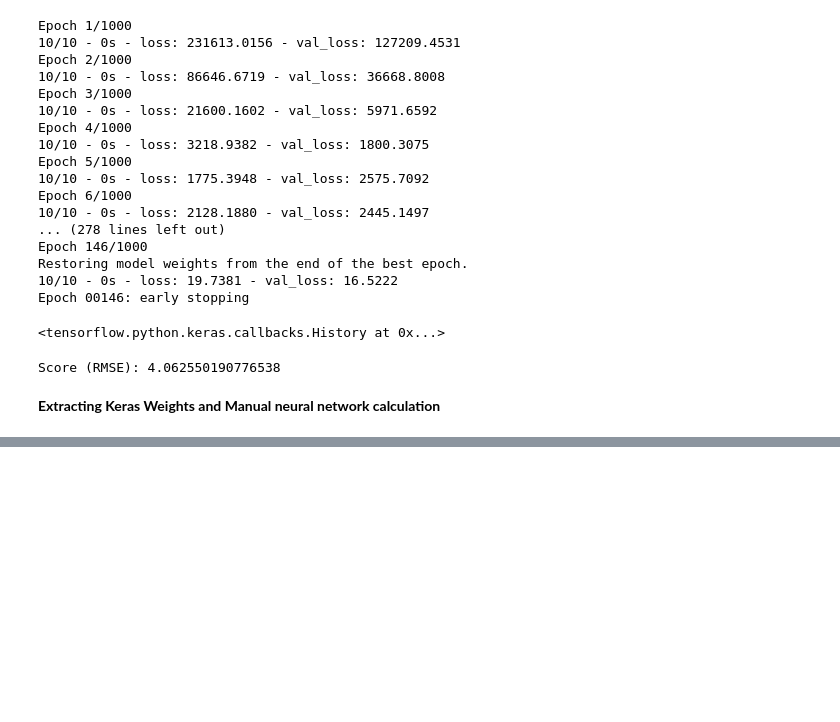
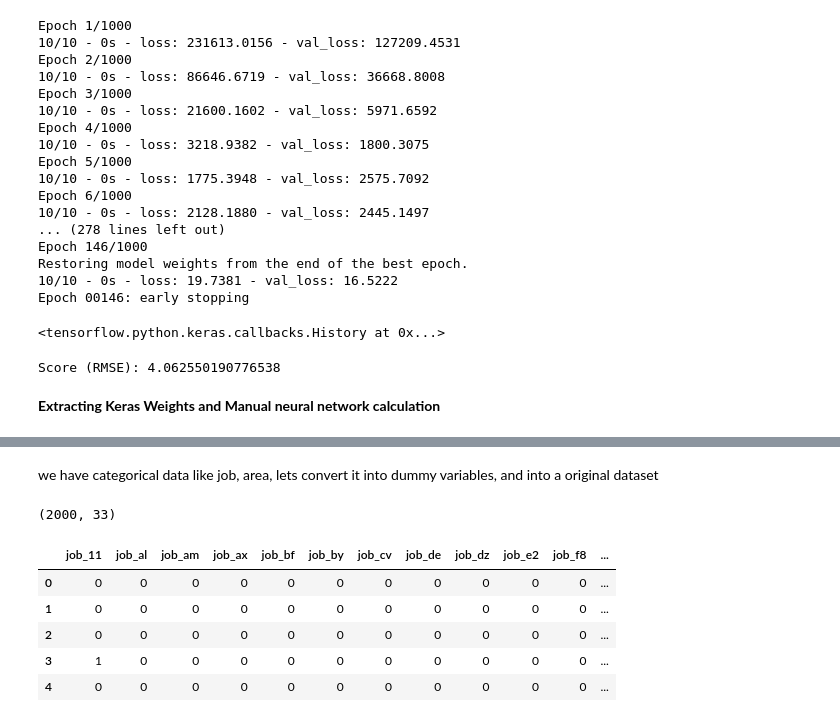
Before and after one commit to PorasS/AI, a Jupyter notebook: kerasIntro.ipynb, the cells around one changed output, grey strips where cells are left out. Cells and saved outputs as stored; diff of their text form; code cells hidden in the pictures; blank space fills up the shorter version.

```diff
--- a/kerasIntro.ipynb
+++ b/kerasIntro.ipynb
@@ -629,0 +699,14 @@ Score (RMSE): 4.062550190776538
+# %% [markdown]
+we have categorical data like job, area, lets convert it into dummy variables, and into a original dataset
+# %%
+dummies=pd.get_dummies(df['job'], prefix="job")
+print(dummies.shape)
+display(dummies[0:5])
+# %% [output]
+(2000, 33)
+|  | job_11 | job_al | job_am | job_ax | job_bf | job_by | job_cv | job_de | job_dz | job_e2 | job_f8 | ... |
+| 0 | 0 | 0 | 0 | 0 | 0 | 0 | 0 | 0 | 0 | 0 | 0 | ... |
+| 1 | 0 | 0 | 0 | 0 | 0 | 0 | 0 | 0 | 0 | 0 | 0 | ... |
+| 2 | 0 | 0 | 0 | 0 | 0 | 0 | 0 | 0 | 0 | 0 | 0 | ... |
+| 3 | 1 | 0 | 0 | 0 | 0 | 0 | 0 | 0 | 0 | 0 | 0 | ... |
+| 4 | 0 | 0 | 0 | 0 | 0 | 0 | 0 | 0 | 0 | 0 | 0 | ... |
```
Also changed, not shown: parts of 17 cells of this notebook.
